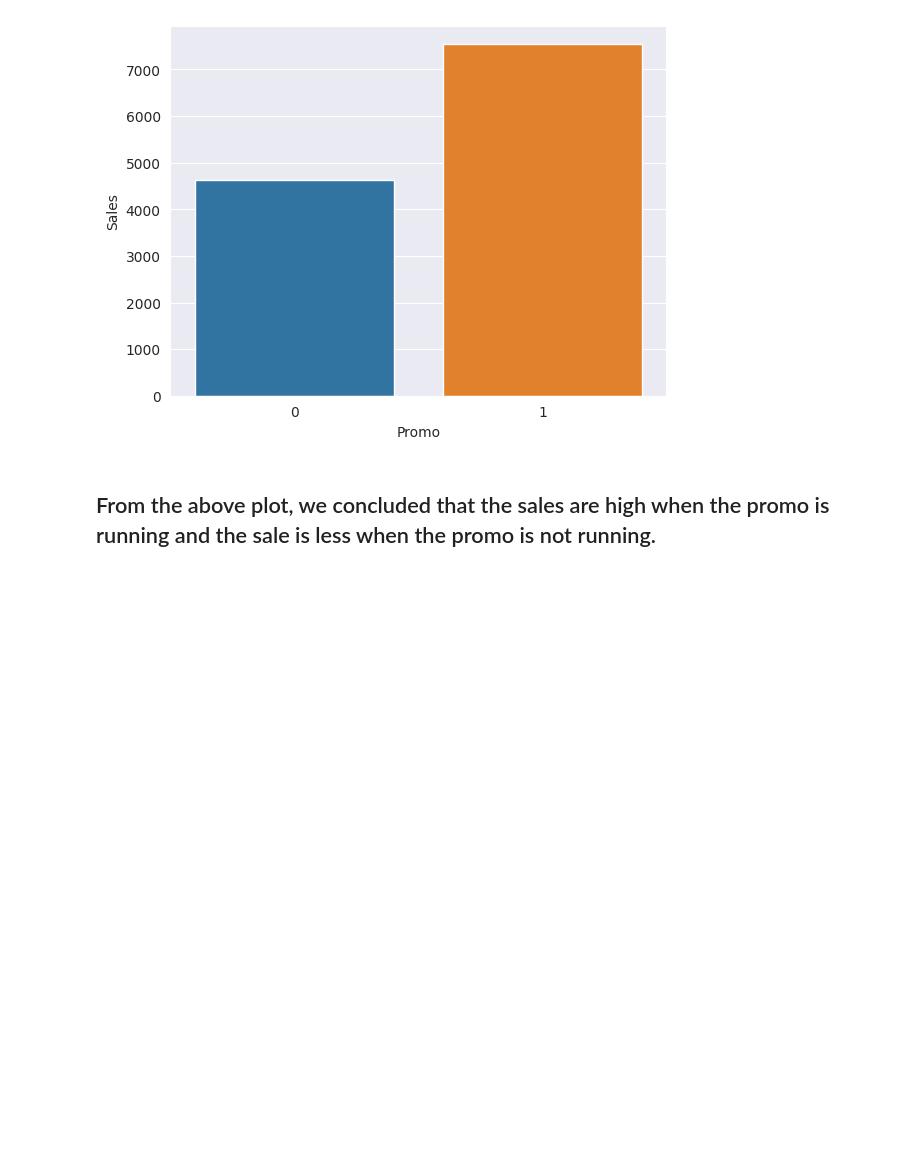
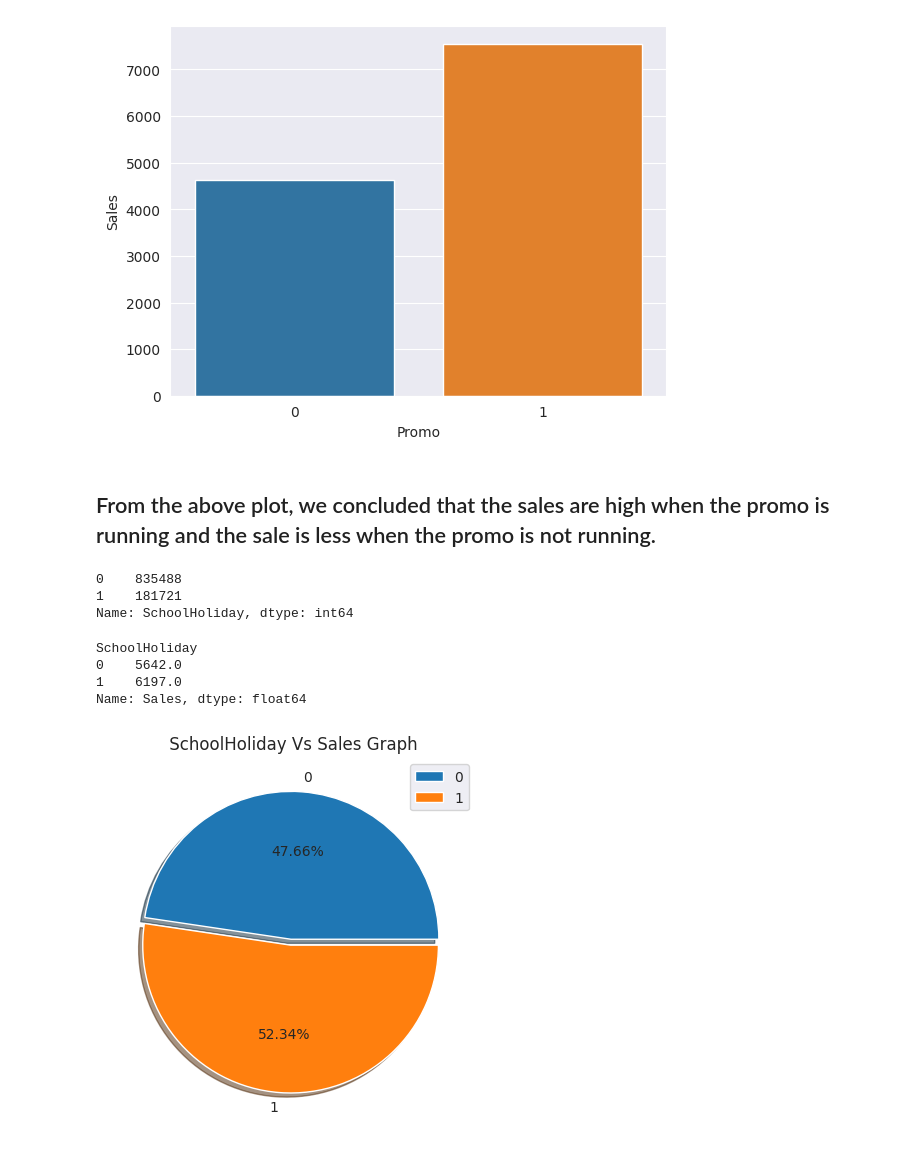
Before and after one commit to RPSahoo219/Regression_Analysis_on_Retail_Sales_Prediction, a Jupyter notebook: Retail_Sales_Prediction.ipynb, the cells around one changed output. Drawn from its saved outputs; the diff is of its cells as text; code cells hidden in the pictures; blank space fills up the shorter version.

```diff
--- a/Retail_Sales_Prediction.ipynb
+++ b/Retail_Sales_Prediction.ipynb
@@ -519,3 +529,25 @@ sns.barplot(x=sales_wrt_promo.Promo, y=sales_wrt_promo.Sales)
 [figure]
 # %% [markdown]
 ## From the above plot, we concluded that the sales are high when the promo is running and the sale is less when the promo is not running.
+# %%
+Rossmann_df.SchoolHoliday.value_counts()
+# %% [output]
+0    835488
+1    181721
+Name: SchoolHoliday, dtype: int64
+# %%
+# Checking the impact of SchoolHoliday on the Sales.
+schoolholiday_vs_sale= Rossmann_df.groupby(['SchoolHoliday'])['Sales'].median()  # As the Sales are skewed in the Data.
+schoolholiday_vs_sale
+# %% [output]
+SchoolHoliday
+0    5642.0
+1    6197.0
+Name: Sales, dtype: float64
+# %%
+plt.pie(schoolholiday_vs_sale,labels=schoolholiday_vs_sale.index,autopct="%1.2f%%", shadow=True, explode=[0.02,0.02])
+plt.legend(bbox_to_anchor=(1,1))
+plt.title(" SchoolHoliday Vs Sales Graph")
+plt.show()
+# %% [output]
+[figure, added]
```
Also changed, not shown: parts of 21 cells of this notebook.
